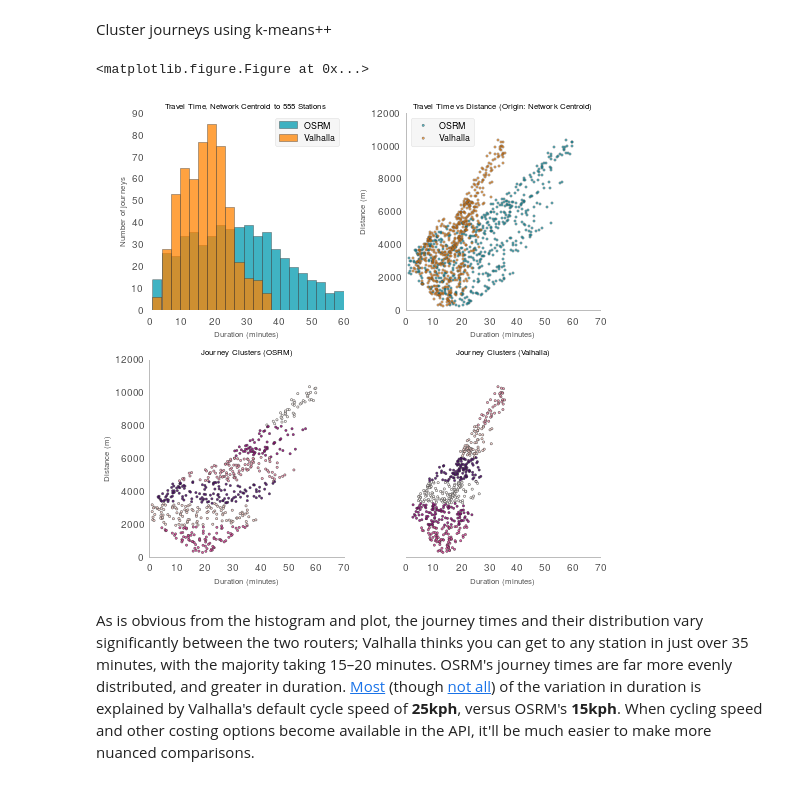
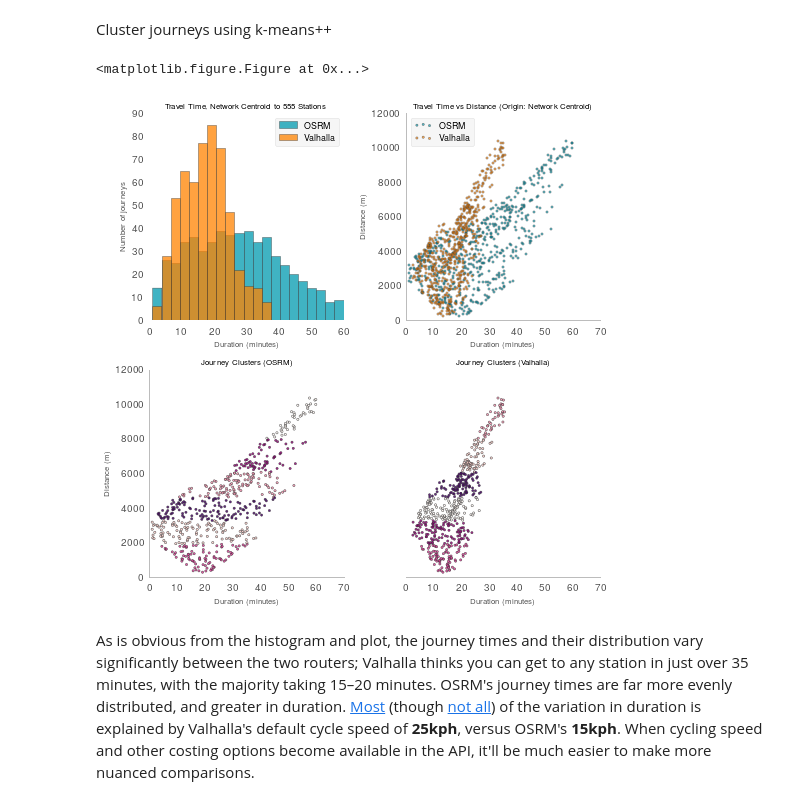
Before and after one commit to urschrei/router_comparison, a Jupyter notebook: OSRM_vs_Valhalla.ipynb, the cells around one changed output. Drawn from its saved outputs; the diff is of its cells as text; code cells hidden in the pictures.

Commit message:
Square up plot

```diff
--- a/OSRM_vs_Valhalla.ipynb
+++ b/OSRM_vs_Valhalla.ipynb
@@ -98,10 +98,10 @@ linewidth = .5
 fontsize=8
 
 plt.clf()
-fig = plt.figure(figsize=(7.28, 7.))
+fig = plt.figure(figsize=(7.28, 7.28))
 
 # Left-hand plot
-ax = fig.add_subplot(221, axisbg='w', frame_on=False)
+ax = fig.add_subplot(221, axisbg='none', frame_on=False)
 hist = merged[['travel_time_osrm', 'travel_time_valhalla']].plot(
     ax=ax,
     kind='hist',
@@ -148,7 +148,7 @@ leg = plt.legend(
     (osrm, valhalla),
     ('OSRM',
     'Valhalla'),
-    scatterpoints=1,
+    scatterpoints=3,
     fontsize=9,
     loc='upper left')
 leg.get_frame().set_alpha(0.5)
@@ -167,7 +167,7 @@ ax2.set_xlim(0, 70)
 ax2.set_ylim(0, 12000)
 
 # Bottom left-hand plot
-ax3 = fig.add_subplot(223, axisbg='w', frame_on=True)
+ax3 = fig.add_subplot(223, axisbg='none', frame_on=True)
 
 osrm_cluster = plt.scatter(
     x=merged['travel_time_osrm'],
@@ -195,7 +195,7 @@ ax3.set_xlim(0, 70)
 ax3.set_ylim(0, 12000)
 
 # Botom right-hand plot
-ax4 = fig.add_subplot(224, axisbg='w', frame_on=True)
+ax4 = fig.add_subplot(224, axisbg='none', frame_on=True)
 
 valhalla_cluster = plt.scatter(
     x=merged['travel_time_valhalla'],
@@ -210,34 +210,34 @@ valhalla_cluster = plt.scatter(
     alpha=0.85)
 
 ax4.set_xlim(0, 70)
 ax4.set_ylim(0, 12000)
 plt.title(
     "Journey Clusters (Valhalla)",
     fontsize=8
 )
 
 ax4.set_xlabel('Duration (minutes)', fontsize=fontsize)
 # ax4.set_ylabel('Distance (m)', fontsize=fontsize)
 ax4.set_yticklabels([])
 ax4.grid(b=False)
 ax4.spines['top'].set_visible(False)
 ax4.spines['right'].set_visible(False)
 ax4.spines['left'].set_visible(False)
 
 # Save etc
 plt.tight_layout()
 plt.savefig(
     'combined.png',
     format="png",
     bbox_inches='tight',
     alpha=True,
     transparent=True,
     dpi=300)
 
 plt.show()
 # %% [output]
 <matplotlib.figure.Figure at 0x...>
-[figure, old version]
+[figure, new version]
 # %% [markdown]
 As is obvious from the histogram and plot, the journey times and their distribution vary significantly between the two routers; Valhalla thinks you can get to any station in just over 35 minutes, with the majority taking 15–20 minutes. OSRM's journey times are far more evenly distributed, and greater in duration. [Most](https://twitter.com/mapzen/status/626080158890479620) (though [not all](https://twitter.com/mapzen/status/626083924192690176)) of the variation in duration is explained by Valhalla's default cycle speed of **25kph**, versus OSRM's **15kph**. When cycling speed and other costing options become available in the API, it'll be much easier to make more nuanced comparisons.
 # %%
```
Also changed, not shown: 1 other file.
